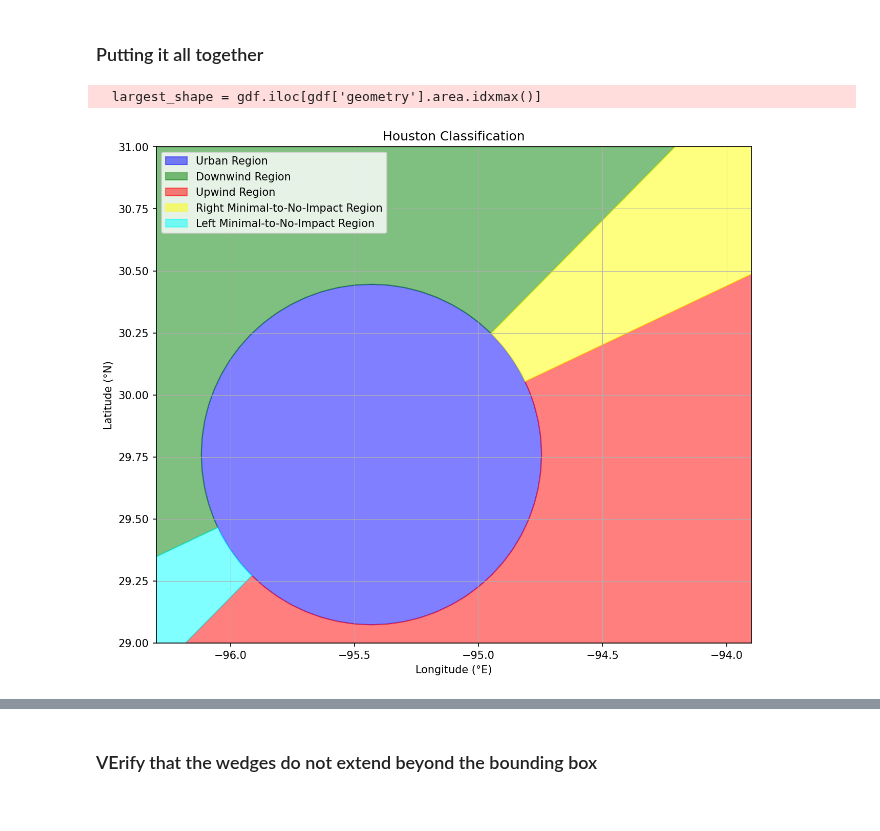
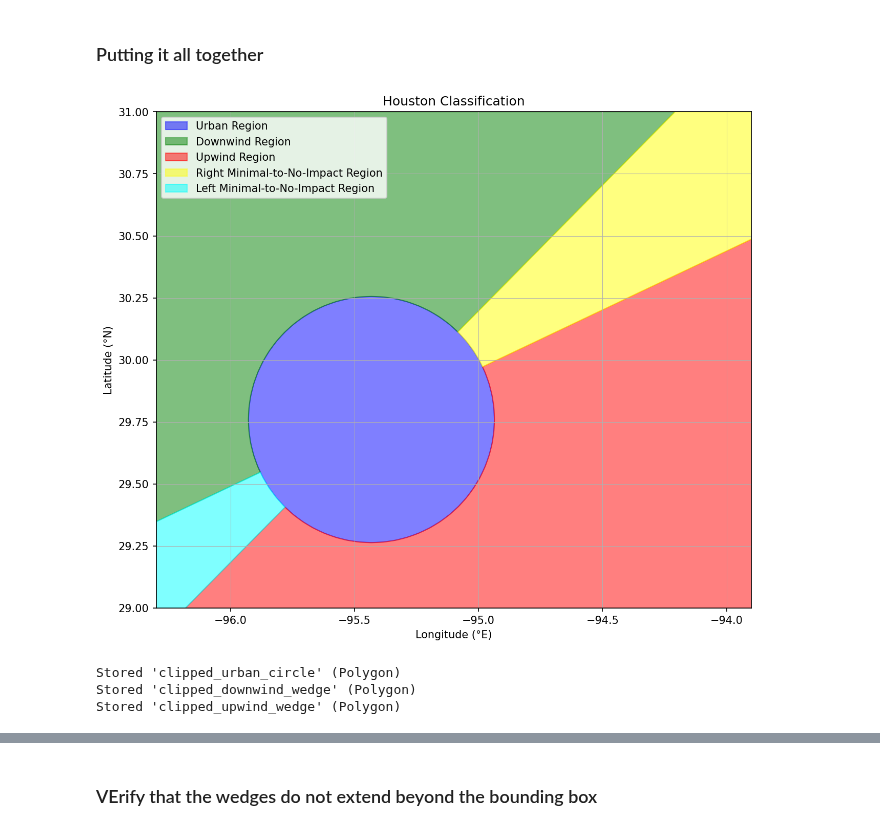
Before and after one commit to oluwafemiomitusa/Geospatial-Analysis, a Jupyter notebook: Second_part/Jupyter Notebooks/New/define_coordinate_system.ipynb, the cells around one changed output, grey strips where cells are left out. Saved outputs shown, nothing was run; the diff lists cells and outputs as text; code cells hidden in the pictures.

```diff
--- a/Second_part/Jupyter Notebooks/New/define_coordinate_system.ipynb
+++ b/Second_part/Jupyter Notebooks/New/define_coordinate_system.ipynb
@@ -149,7 +149,7 @@ shape_data = []
 # For each individual shape, compute the enclosing circle, area, and centroid
 for shape in shapes:
     # Compute the minimum enclosing circle for the shape
-    enclosing_circle = shape.convex_hull.minimum_rotated_rectangle.boundary.minimum_rotated_rectangle.buffer(0.2).boundary
+    enclosing_circle = shape.convex_hull.minimum_rotated_rectangle.boundary.minimum_rotated_rectangle.buffer(0.01).boundary
     enclosing_circle_center = Point(enclosing_circle.centroid.x, enclosing_circle.centroid.y)
     enclosing_circle_radius = enclosing_circle.distance(enclosing_circle_center)
 
@@ -282,7 +281,7 @@ shape_data = []
 
 # For each individual shape, compute the enclosing circle, area, and centroid
 for shape in shapes:
-    enclosing_circle = shape.convex_hull.minimum_rotated_rectangle.boundary.minimum_rotated_rectangle.buffer(0.2).boundary
+    enclosing_circle = shape.convex_hull.minimum_rotated_rectangle.boundary.minimum_rotated_rectangle.buffer(0.01).boundary
     enclosing_circle_center = Point(enclosing_circle.centroid.x, enclosing_circle.centroid.y)
     enclosing_circle_radius = enclosing_circle.distance(enclosing_circle_center)
     shape_area = shape.area
@@ -332,35 +331,40 @@ clipped_upwind_wedge = upwind_wedge_poly.intersection(bounding_box)
 clipped_right_no_impact_wedge = right_no_impact_wedge_poly.intersection(bounding_box)
 clipped_left_no_impact_wedge = left_no_impact_wedge_poly.intersection(bounding_box)
 
 # Plotting the clipped regions
 fig, ax = plt.subplots(figsize=(10, 10), dpi=150)
 
 # Function to plot a clipped region
 def plot_clipped_region(ax, clipped_region, color, label):
     if not clipped_region.is_empty:
         x, y = clipped_region.exterior.xy
         ax.fill(x, y, color=color, alpha=0.5, label=label)
 
 # Plot each region with consistent colors
 plot_clipped_region(ax, clipped_urban_circle, 'blue', 'Urban Region')
 plot_clipped_region(ax, clipped_downwind_wedge, 'green', 'Downwind Region')
 plot_clipped_region(ax, clipped_upwind_wedge, 'red', 'Upwind Region')
 plot_clipped_region(ax, clipped_right_no_impact_wedge, 'yellow', 'Right Minimal-to-No-Impact Region')
 plot_clipped_region(ax, clipped_left_no_impact_wedge, 'cyan', 'Left Minimal-to-No-Impact Region')
 
 # Setting plot properties
 ax.set_xlim(-96.3, -93.9)
 ax.set_ylim(29, 31)
 ax.set_aspect('equal', 'box')
 ax.set_title("Houston Classification")
 ax.legend(loc='upper left')
 plt.xlabel("Longitude (°E)")
 plt.ylabel("Latitude (°N)")
 plt.grid(linewidth=0.5)
 plt.show()
 # %% [output]
-  largest_shape = gdf.iloc[gdf['geometry'].area.idxmax()]
-[figure, old version]
+[figure, new version]
+# %%
+%store clipped_urban_circle clipped_downwind_wedge clipped_upwind_wedge
+# %% [output]
+Stored 'clipped_urban_circle' (Polygon)
+Stored 'clipped_downwind_wedge' (Polygon)
+Stored 'clipped_upwind_wedge' (Polygon)
 # %%
 city_center
 # %% [output]
```
Also changed, not shown: parts of 7 cells of this notebook.
